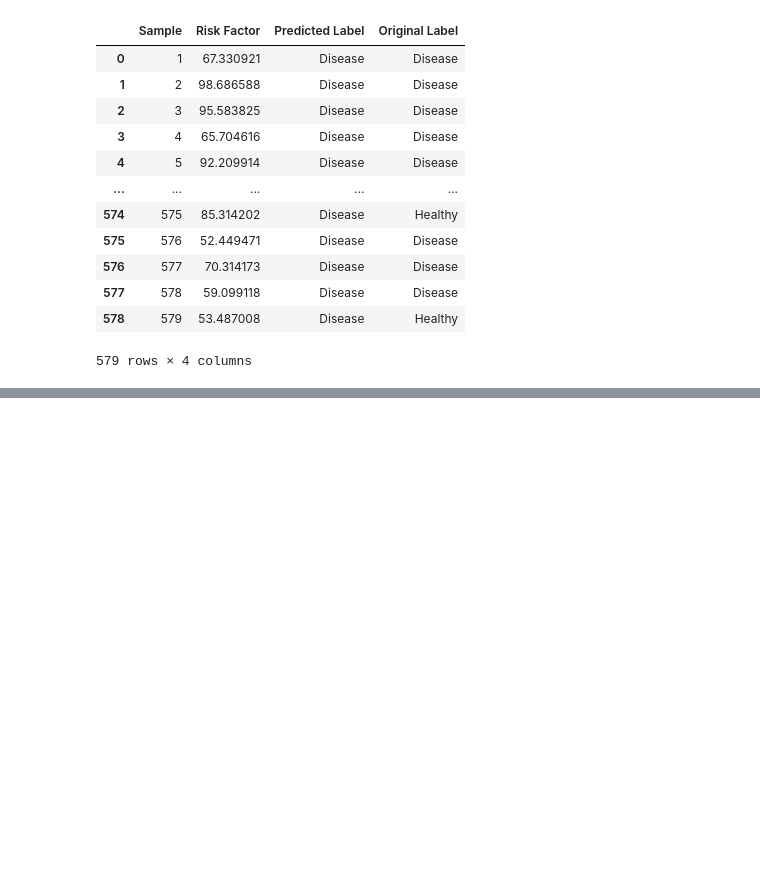
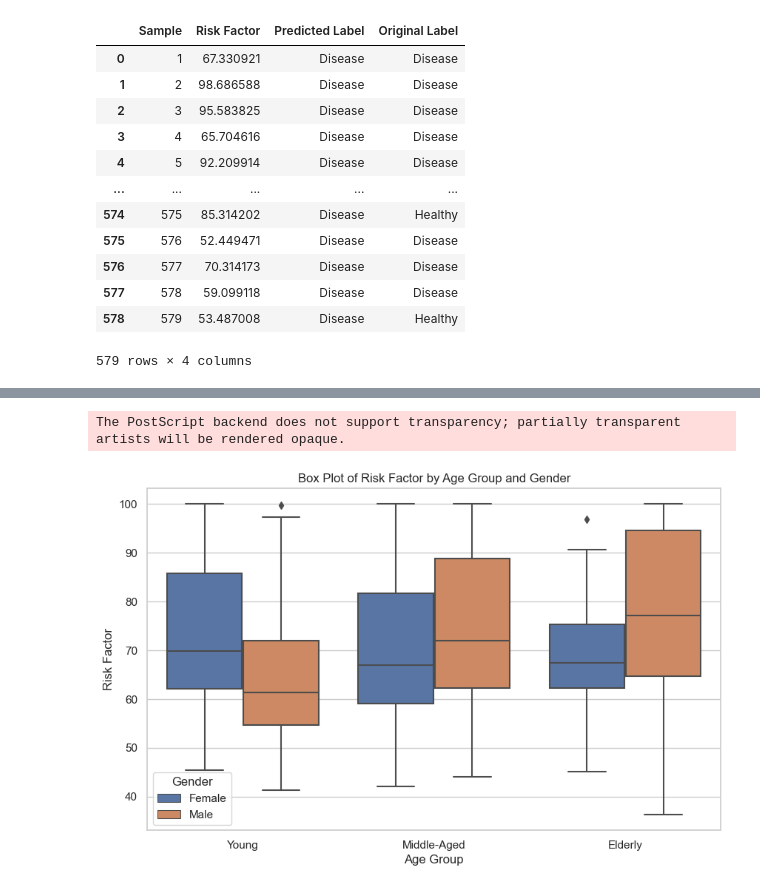
Before and after one commit to koushikroy/liver_disease_prediction, a Jupyter notebook: risk_factor.ipynb, the cells around one changed output, grey strips where cells are left out. Cells and saved outputs as stored; diff of their text form; code cells hidden in the pictures; blank space fills up the shorter version.

```diff
--- a/risk_factor.ipynb
+++ b/risk_factor.ipynb
@@ -250,0 +173,7 @@ No data for colormapping provided via 'c'. Parameters 'vmin', 'vmax' will be ign
+# %%
+# Define the age ranges for your groups
+bins = [0, 25, 60, df['age'].max()]
+labels = ['Young', 'Middle-Aged', 'Elderly']
+
+# Use pd.cut() to create the 'age_group' column
+df_combined_risk_factor['age_group'] = pd.cut(df_combined_risk_factor['age'], bins=bins, labels=labels, right=False)
@@ -250,0 +189,31 @@ No data for colormapping provided via 'c'. Parameters 'vmin', 'vmax' will be ign
+# %%
+import pandas as pd
+import seaborn as sns
+import matplotlib.pyplot as plt
+
+# Load your DataFrame (replace 'df' with the actual name of your DataFrame)
+# For example: df = pd.read_csv('your_data.csv')
+# Make sure your DataFrame has 'gender', 'age_group', and 'risk_factor' columns
+
+
+# Set up the Seaborn style
+sns.set(style="whitegrid")
+
+# Create the box plot using Seaborn
+plt.figure(figsize=(10, 6))  # Adjust the figure size as needed
+sns.boxplot(x='age_group', y='Risk Factor', hue='gender', data=df_combined_risk_factor)
+
+# Add labels and title
+plt.xlabel('Age Group')
+plt.ylabel('Risk Factor')
+plt.title('Box Plot of Risk Factor by Age Group and Gender')
+
+# Show the legend
+plt.legend(title='Gender')
+
+# Show the plot
+# plt.show()
+plt.savefig('output/gender_age_risk_factor.eps')
+# %% [output]
+The PostScript backend does not support transparency; partially transparent artists will be rendered opaque.
+[figure, added]
```
Also changed, not shown: parts of 7 cells of this notebook, 11 other files.
